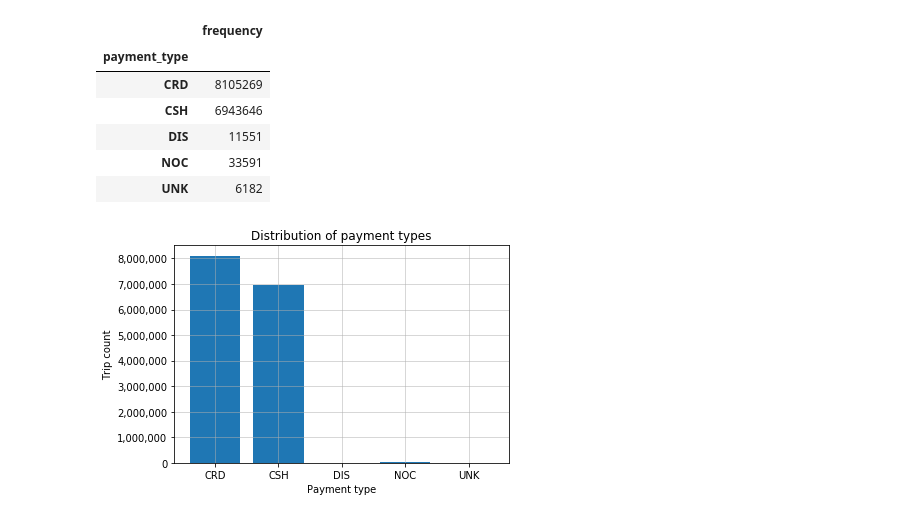
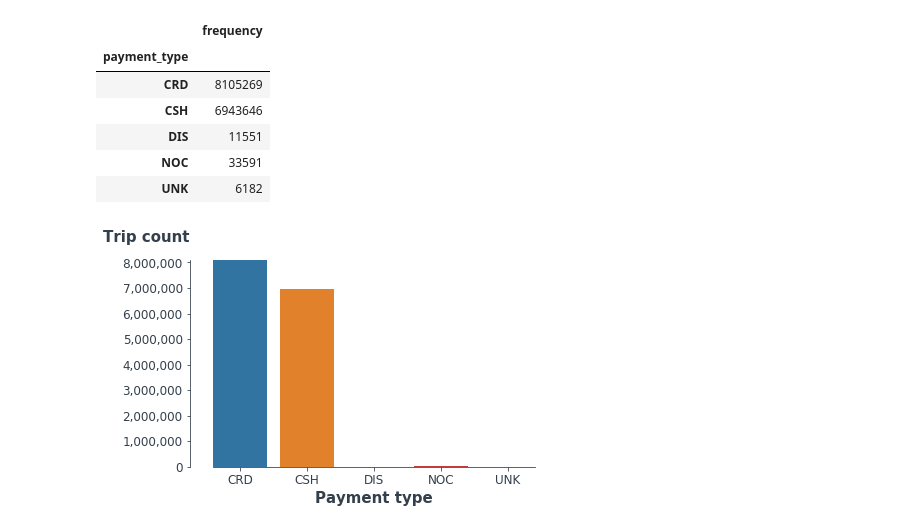
Before and after one commit to ERDuran/taxi, a Jupyter notebook: p01_inspect_data.ipynb, the cells around one changed output. Cells and saved outputs as stored; diff of their text form; code cells hidden in the pictures.

```diff
--- a/p01_inspect_data.ipynb
+++ b/p01_inspect_data.ipynb
@@ -141,9 +137,8 @@ plt.gca().yaxis.set_major_formatter(mpl.ticker.StrMethodFormatter('{x:,.0f}'))
 # %%
 # BQ b.
-paytype = trip_fare[[' payment_type']]
-paytype_nzero = paytype[passco[' passenger_count'] != 0]
-paytype_nzero_freq = paytype_nzero.groupby(' payment_type')[' payment_type'].count().to_frame(name='frequency')
-paytype_nzero_freq
+paytype = trip_fare_nzero[[' payment_type']]
+paytype_freq = paytype.groupby(' payment_type')[' payment_type'].count().to_frame(name='frequency')
+paytype_freq
 # %% [output]
 |  | frequency |
 | payment_type |  |
@@ -152,15 +147,25 @@ paytype_nzero_freq
 | DIS | 11551 |
 | NOC | 33591 |
 | UNK | 6182 |
-# %%
-plt.bar(paytype_nzero_freq.index, paytype_nzero_freq.frequency)
-plt.grid(linewidth=0.5)
-# plt.xticks(range(10))
-plt.ylabel('Trip count')
-plt.xlabel('Payment type')
-plt.title('Distribution of payment types')
-plt.gca().yaxis.set_major_formatter(mpl.ticker.StrMethodFormatter('{x:,.0f}'))
-# %% [output]
-[figure, removed]
+# %%
+order = sorted(paytype[' payment_type'].value_counts().index)
+sns.countplot(x=' payment_type', data=paytype, order=order)
+
+ax_pos = -0.05
+
+plt.xlabel('Payment type', fontsize=15, fontweight='black', color = '#333F4B')
+
+plt.ylabel('Trip count', fontsize=15, fontweight='black', color = '#333F4B', rotation='horizontal', ha='right')
+plt.gca().yaxis.set_label_coords(-0.05,1.02)
+plt.gca().yaxis.set_major_formatter(mpl.ticker.StrMethodFormatter('{x:,.0f}'))
+
+plt.gca().tick_params(axis='both', which='major', labelsize=12)
+plt.gca().spines['top'].set_color('none')
+plt.gca().spines['right'].set_color('none')
+plt.gca().spines['left'].set_smart_bounds(True)
+plt.gca().spines['bottom'].set_smart_bounds(True)
+plt.gca().spines['left'].set_position(('axes', ax_pos))
+# %% [output]
+[figure, added]
 # %%
 # BQ c.
```
Also changed, not shown: parts of 24 cells of this notebook.
